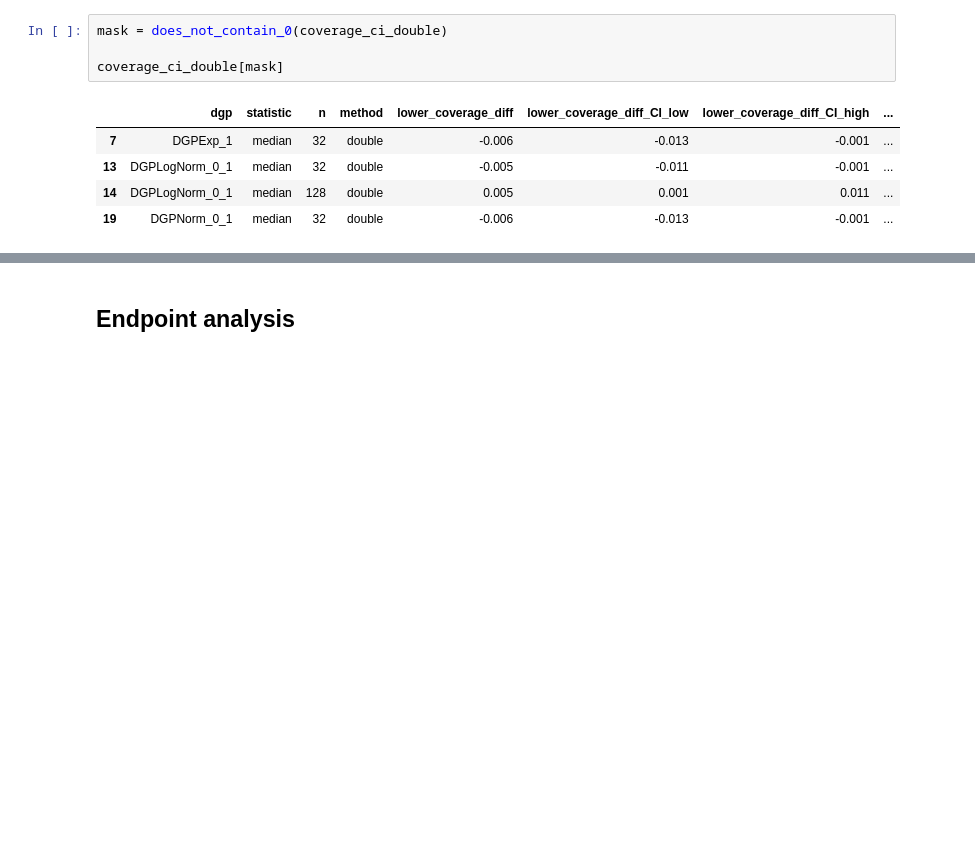
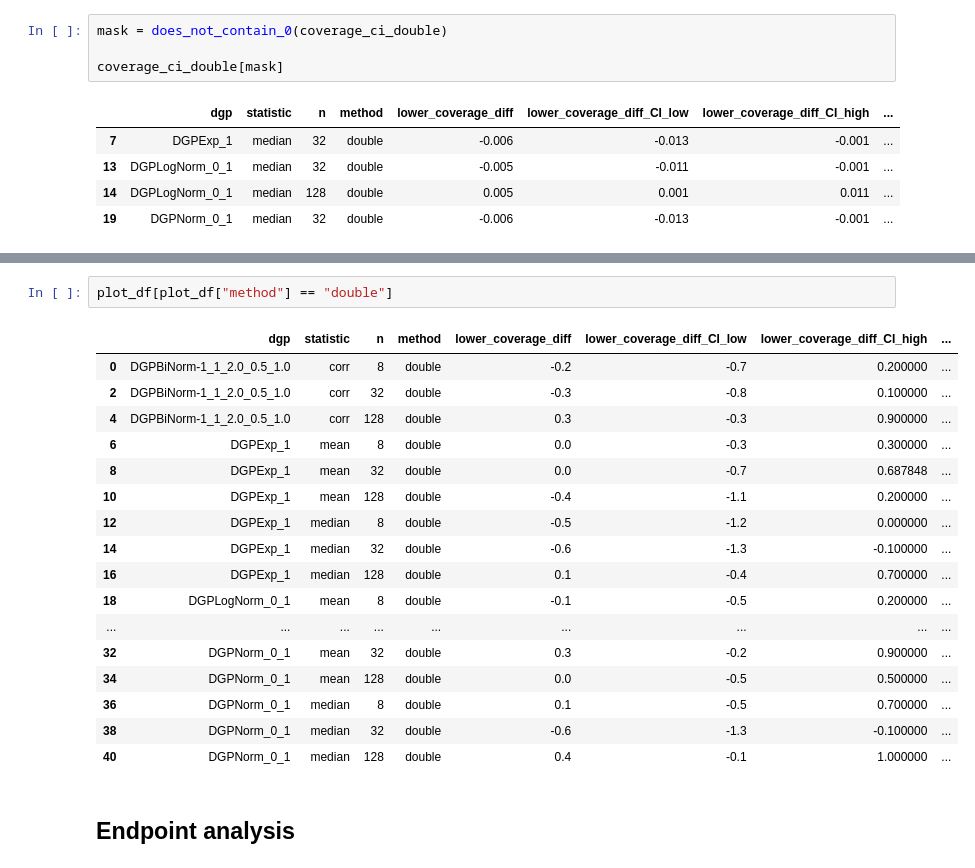
Before and after one commit to enejH04/bootstrap-inference, a Jupyter notebook: performance_validation/analysis.ipynb, the cells around one changed output, grey strips where cells are left out. Drawn from its saved outputs; the diff is of its cells as text; blank space fills up the shorter version.

```diff
--- a/performance_validation/analysis.ipynb
+++ b/performance_validation/analysis.ipynb
@@ -605,5 +605,25 @@ plot_results("exponential", "median", "double")
 # %% [output]
 [figure]
+# %%
+plot_df[plot_df["method"] == "double"]
+# %% [output]
+|  | dgp | statistic | n | method | lower_coverage_diff | lower_coverage_diff_CI_low | lower_coverage_diff_CI_high | ... |
+| 0 | DGPBiNorm-1_1_2.0_0.5_1.0 | corr | 8 | double | -0.2 | -0.7 | 0.200000 | ... |
+| 2 | DGPBiNorm-1_1_2.0_0.5_1.0 | corr | 32 | double | -0.3 | -0.8 | 0.100000 | ... |
+| 4 | DGPBiNorm-1_1_2.0_0.5_1.0 | corr | 128 | double | 0.3 | -0.3 | 0.900000 | ... |
+| 6 | DGPExp_1 | mean | 8 | double | 0.0 | -0.3 | 0.300000 | ... |
+| 8 | DGPExp_1 | mean | 32 | double | 0.0 | -0.7 | 0.687848 | ... |
+| 10 | DGPExp_1 | mean | 128 | double | -0.4 | -1.1 | 0.200000 | ... |
+| 12 | DGPExp_1 | median | 8 | double | -0.5 | -1.2 | 0.000000 | ... |
+| 14 | DGPExp_1 | median | 32 | double | -0.6 | -1.3 | -0.100000 | ... |
+| 16 | DGPExp_1 | median | 128 | double | 0.1 | -0.4 | 0.700000 | ... |
+| 18 | DGPLogNorm_0_1 | mean | 8 | double | -0.1 | -0.5 | 0.200000 | ... |
+| ... | ... | ... | ... | ... | ... | ... | ... | ... |
+| 32 | DGPNorm_0_1 | mean | 32 | double | 0.3 | -0.2 | 0.900000 | ... |
+| 34 | DGPNorm_0_1 | mean | 128 | double | 0.0 | -0.5 | 0.500000 | ... |
+| 36 | DGPNorm_0_1 | median | 8 | double | 0.1 | -0.5 | 0.700000 | ... |
+| 38 | DGPNorm_0_1 | median | 32 | double | -0.6 | -1.3 | -0.100000 | ... |
+| 40 | DGPNorm_0_1 | median | 128 | double | 0.4 | -0.1 | 1.000000 | ... |
 # %% [markdown]
 ## Endpoint analysis
 # %%
```
Also changed, not shown: parts of 1 cell of this notebook, 4 other files.
